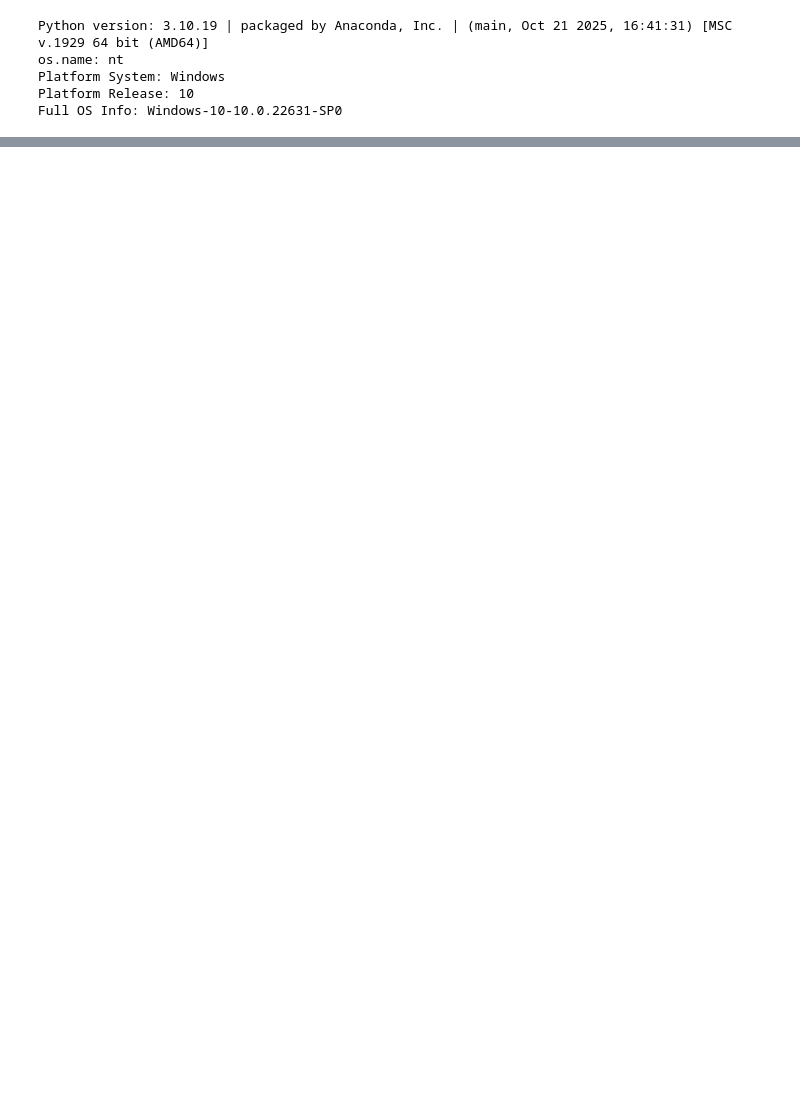
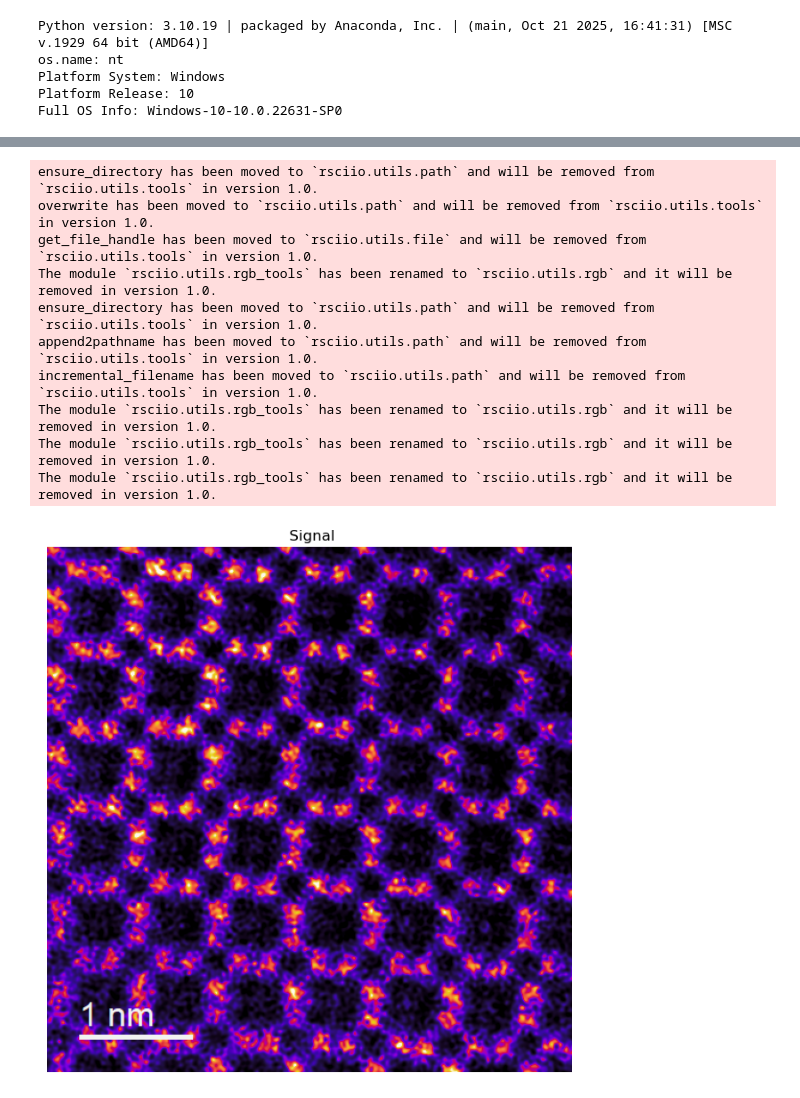
Before and after one commit to pravan007/MATSCI465_Chakravarthy, a Jupyter notebook: assignment_01_setup.ipynb, the cells around one changed output, grey strips where cells are left out. Saved outputs shown, nothing was run; the diff lists cells and outputs as text; code cells hidden in the pictures; blank space fills up the shorter version.

```diff
--- a/assignment_01_setup.ipynb
+++ b/assignment_01_setup.ipynb
@@ -139,0 +132,16 @@ Full OS Info: Windows-10-10.0.22631-SP0
+# %%
+im = hs.load('example_EM_Image.tif')
+s = hs.signals.Signal2D(im)
+s.plot(scalebar=False, axes_off=True)
+# %% [output]
+ensure_directory has been moved to `rsciio.utils.path` and will be removed from `rsciio.utils.tools` in version 1.0.
+overwrite has been moved to `rsciio.utils.path` and will be removed from `rsciio.utils.tools` in version 1.0.
+get_file_handle has been moved to `rsciio.utils.file` and will be removed from `rsciio.utils.tools` in version 1.0.
+The module `rsciio.utils.rgb_tools` has been renamed to `rsciio.utils.rgb` and it will be removed in version 1.0.
+ensure_directory has been moved to `rsciio.utils.path` and will be removed from `rsciio.utils.tools` in version 1.0.
+append2pathname has been moved to `rsciio.utils.path` and will be removed from `rsciio.utils.tools` in version 1.0.
+incremental_filename has been moved to `rsciio.utils.path` and will be removed from `rsciio.utils.tools` in version 1.0.
+The module `rsciio.utils.rgb_tools` has been renamed to `rsciio.utils.rgb` and it will be removed in version 1.0.
+The module `rsciio.utils.rgb_tools` has been renamed to `rsciio.utils.rgb` and it will be removed in version 1.0.
+The module `rsciio.utils.rgb_tools` has been renamed to `rsciio.utils.rgb` and it will be removed in version 1.0.
+[figure, added]
```
Also changed, not shown: parts of 11 cells of this notebook, 1 other file.
